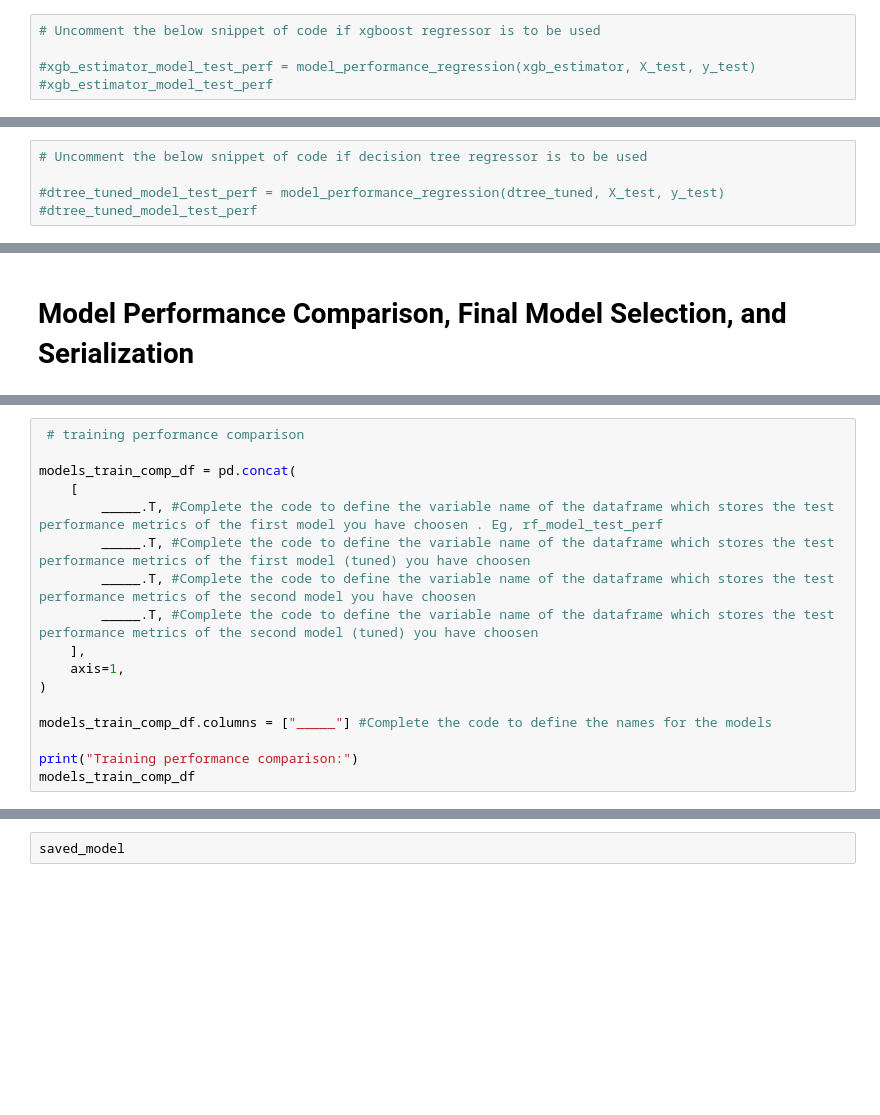
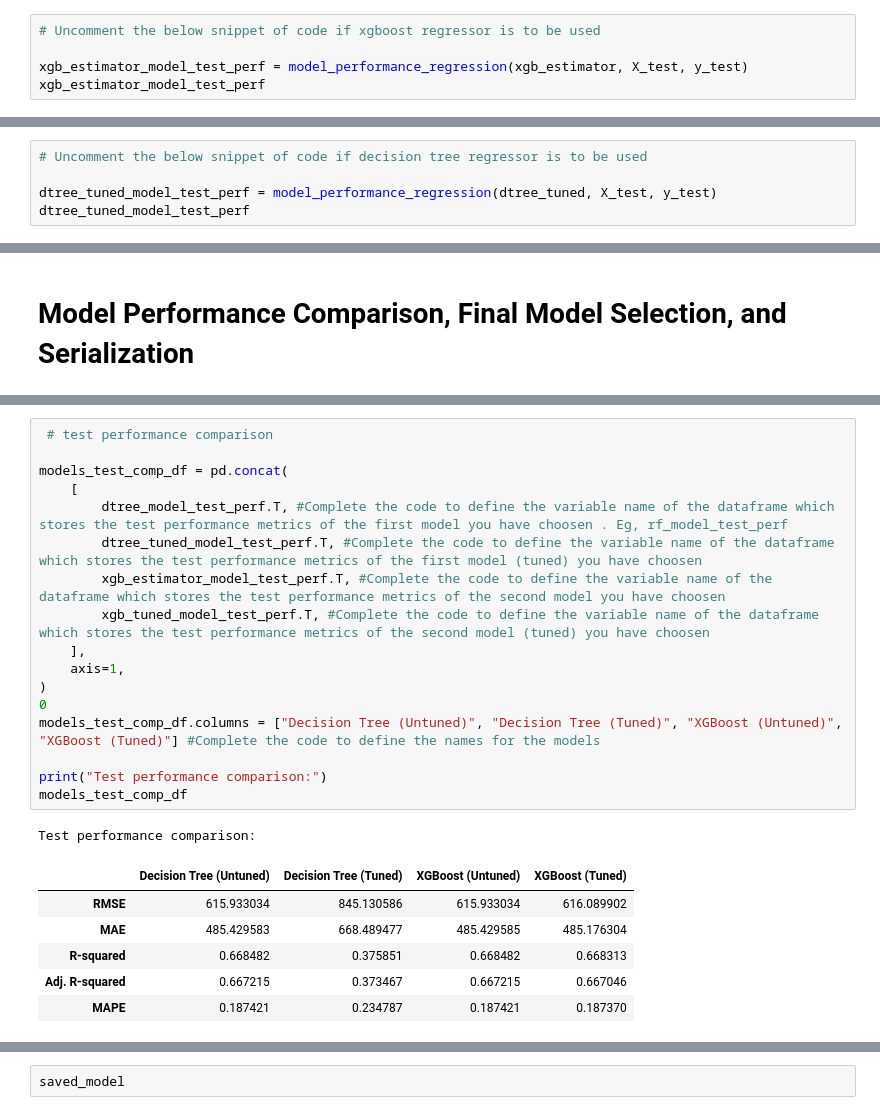
Before and after one commit to Mark5484/sales-forecast-lowcode, a Jupyter notebook: Low_Code_SuperKart_Model_Deployment.ipynb, the cells around one changed output, grey strips where cells are left out. Saved outputs shown, nothing was run; the diff lists cells and outputs as text; blank space fills up the shorter version.

```diff
--- a/Low_Code_SuperKart_Model_Deployment.ipynb
+++ b/Low_Code_SuperKart_Model_Deployment.ipynb
@@ -1197,5 +1237,5 @@ def model_performance_regression(model, predictors, target):
 # %%
 # Uncomment the below snippet of code if xgboost regressor is to be used
 
-#xgb_estimator_model_test_perf = model_performance_regression(xgb_estimator, X_test, y_test)
-#xgb_estimator_model_test_perf
+xgb_estimator_model_test_perf = model_performance_regression(xgb_estimator, X_test, y_test)
+xgb_estimator_model_test_perf
@@ -1244,5 +1305,5 @@ def model_performance_regression(model, predictors, target):
 # %%
 # Uncomment the below snippet of code if decision tree regressor is to be used
 
-#dtree_tuned_model_test_perf = model_performance_regression(dtree_tuned, X_test, y_test)
-#dtree_tuned_model_test_perf
+dtree_tuned_model_test_perf = model_performance_regression(dtree_tuned, X_test, y_test)
+dtree_tuned_model_test_perf
@@ -1470,17 +1545,25 @@ models_train_comp_df
 # %%
- # training performance comparison
+ # test performance comparison
 
-models_train_comp_df = pd.concat(
+models_test_comp_df = pd.concat(
     [
-        _____.T, #Complete the code to define the variable name of the dataframe which stores the test performance metrics of the first model you have choosen . Eg, rf_model_test_perf
-        _____.T, #Complete the code to define the variable name of the dataframe which stores the test performance metrics of the first model (tuned) you have choosen
-        _____.T, #Complete the code to define the variable name of the dataframe which stores the test performance metrics of the second model you have choosen
-        _____.T, #Complete the code to define the variable name of the dataframe which stores the test performance metrics of the second model (tuned) you have choosen
+        dtree_model_test_perf.T, #Complete the code to define the variable name of the dataframe which stores the test performance metrics of the first model you have choosen . Eg, rf_model_test_perf
+        dtree_tuned_model_test_perf.T, #Complete the code to define the variable name of the dataframe which stores the test performance metrics of the first model (tuned) you have choosen
+        xgb_estimator_model_test_perf.T, #Complete the code to define the variable name of the dataframe which stores the test performance metrics of the second model you have choosen
+        xgb_tuned_model_test_perf.T, #Complete the code to define the variable name of the dataframe which stores the test performance metrics of the second model (tuned) you have choosen
     ],
     axis=1,
 )
+0
+models_test_comp_df.columns = ["Decision Tree (Untuned)", "Decision Tree (Tuned)", "XGBoost (Untuned)", "XGBoost (Tuned)"] #Complete the code to define the names for the models
 
-models_train_comp_df.columns = ["_____"] #Complete the code to define the names for the models
-
-print("Training performance comparison:")
-models_train_comp_df
+print("Test performance comparison:")
+models_test_comp_df
+# %% [output]
+Test performance comparison:
+|  | Decision Tree (Untuned) | Decision Tree (Tuned) | XGBoost (Untuned) | XGBoost (Tuned) |
+| RMSE | 615.933034 | 845.130586 | 615.933034 | 616.089902 |
+| MAE | 485.429583 | 668.489477 | 485.429585 | 485.176304 |
+| R-squared | 0.668482 | 0.375851 | 0.668482 | 0.668313 |
+| Adj. R-squared | 0.667215 | 0.373467 | 0.667215 | 0.667046 |
+| MAPE | 0.187421 | 0.234787 | 0.187421 | 0.187370 |
```
Also changed, not shown: parts of 20 cells of this notebook.
